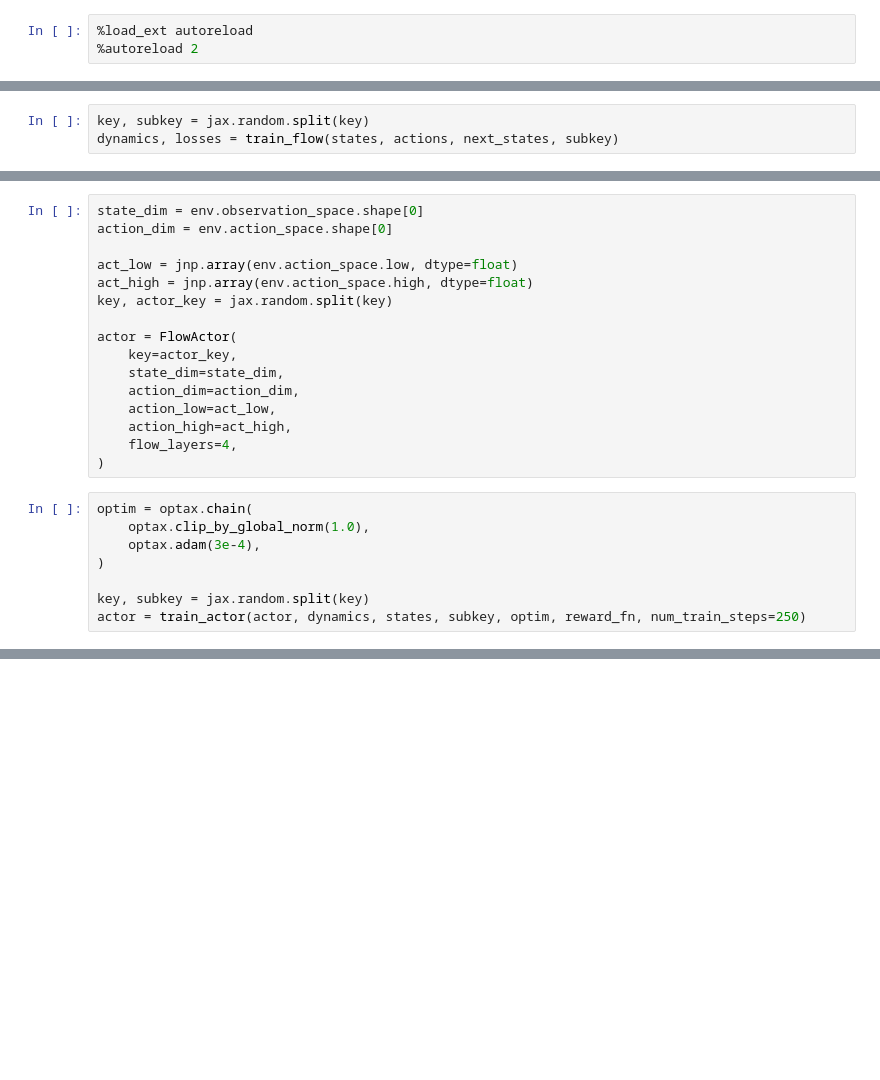
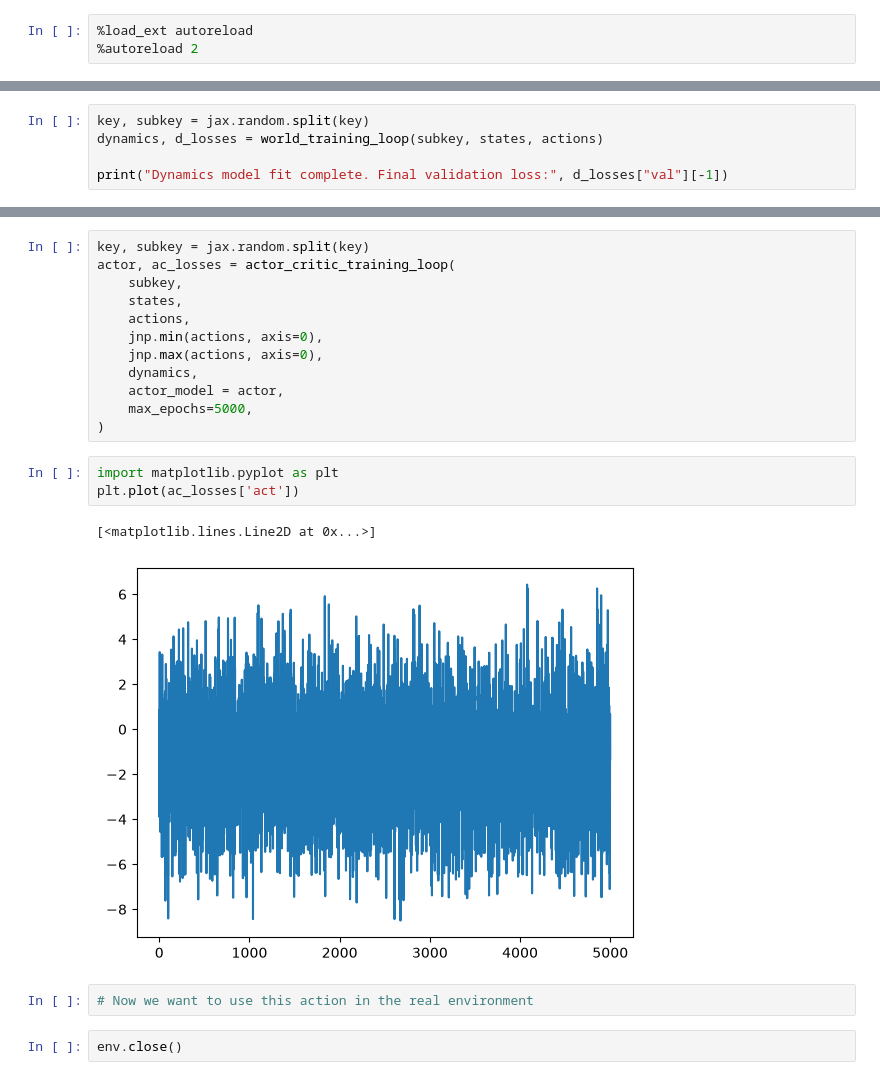
Before and after one commit to mathDR/jax-mc-pilco, a Jupyter notebook: training_notebook.ipynb, the cells around one changed output, grey strips where cells are left out. Cells and saved outputs as stored; diff of their text form; blank space fills up the shorter version.

```diff
--- a/training_notebook.ipynb
+++ b/training_notebook.ipynb
@@ -28,3 +31,5 @@ states.shape, actions.shape, next_states.shape, rewards.shape
 # %%
 key, subkey = jax.random.split(key)
-dynamics, losses = train_flow(states, actions, next_states, subkey)
+dynamics, d_losses = world_training_loop(subkey, states, actions)
+
+print("Dynamics model fit complete. Final validation loss:", d_losses["val"][-1])
@@ -36,24 +37,0 @@ Beginning SVGP Mini-batched Optimization for 1600 iterations...
-# %%
-state_dim = env.observation_space.shape[0]
-action_dim = env.action_space.shape[0]
-
-act_low = jnp.array(env.action_space.low, dtype=float)
-act_high = jnp.array(env.action_space.high, dtype=float)
-key, actor_key = jax.random.split(key)
-
-actor = FlowActor(
-    key=actor_key,
-    state_dim=state_dim,
-    action_dim=action_dim,
-    action_low=act_low,
-    action_high=act_high,
-    flow_layers=4,
-)
-# %%
-optim = optax.chain(
-    optax.clip_by_global_norm(1.0),
-    optax.adam(3e-4),
-)
-
-key, subkey = jax.random.split(key)
-actor = train_actor(actor, dynamics, states, subkey, optim, reward_fn, num_train_steps=250)
@@ -350,0 +38,22 @@ display(Video(video_path, embed=True, width=600))
+# %%
+key, subkey = jax.random.split(key)
+actor, ac_losses = actor_critic_training_loop(
+    subkey,
+    states,
+    actions,
+    jnp.min(actions, axis=0),
+    jnp.max(actions, axis=0),
+    dynamics,
+    actor_model = actor,
+    max_epochs=5000,
+)
+# %%
+import matplotlib.pyplot as plt
+plt.plot(ac_losses['act'])
+# %% [output]
+[<matplotlib.lines.Line2D at 0x...>]
+[figure, added]
+# %%
+# Now we want to use this action in the real environment
+# %%
+env.close()
```
Also changed, not shown: parts of 19 cells of this notebook, 8 other files.
